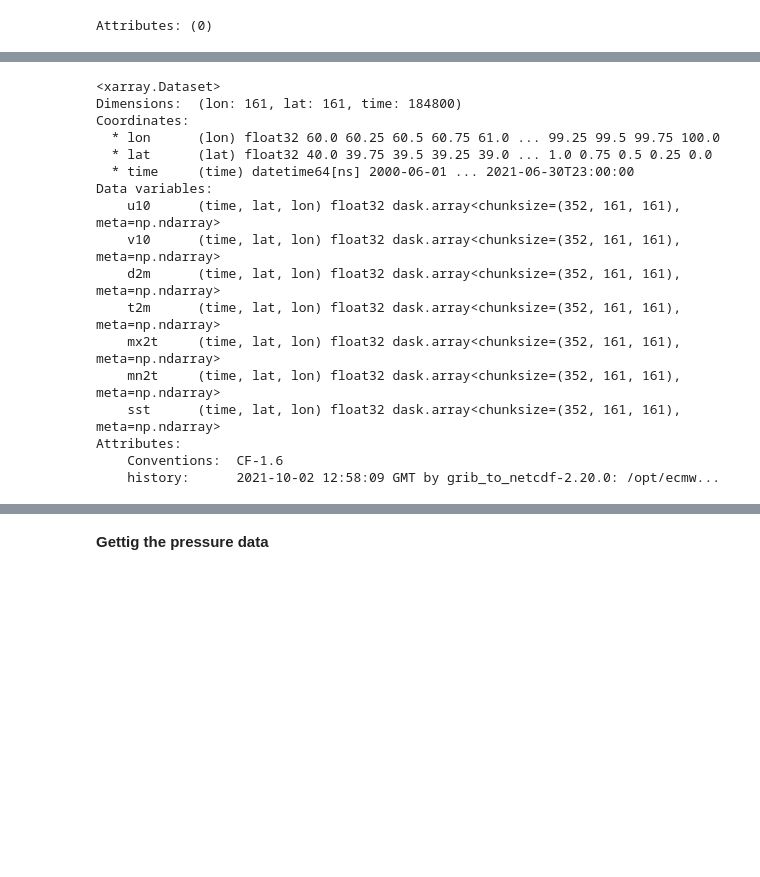
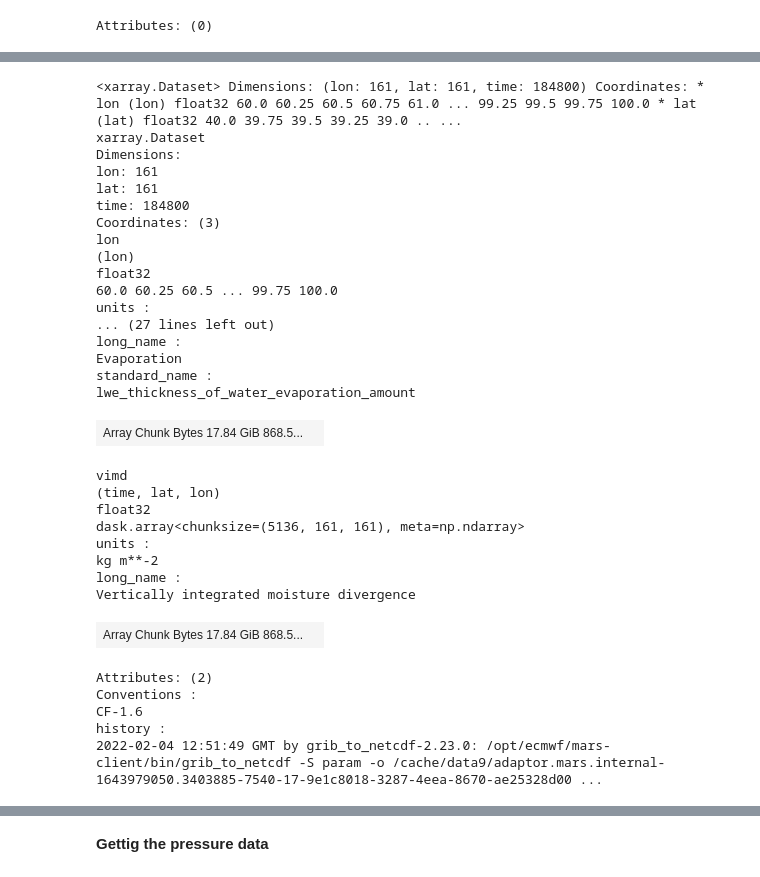
Before and after one commit to adisen99/msc_project, a Jupyter notebook: analysis02.ipynb, the cells around one changed output, grey strips where cells are left out. Saved outputs shown, nothing was run; the diff lists cells and outputs as text; code cells hidden in the pictures; blank space fills up the shorter version.

```diff
--- a/analysis02.ipynb
+++ b/analysis02.ipynb
@@ -175,4 +202,47 @@ era = xr.open_mfdataset(mfdata_DIR2, chunks=dict(time=1000, lat=40, lon=40))
 # %%
-era = era.sel(expver=1, drop=True)
+mfdata_DIR3 = './data/era_data2/*.nc'
+
+# era = xr.open_mfdataset(mfdata_DIR2, chunks=dict(time=8000, lat=40, lon=40), engine='netcdf4', combine='nested', concat_dim='time', parallel=True)
+# era = xr.open_mfdataset(mfdata_DIR2, chunks=dict(time=1000, lat=40, lon=40), engine='netcdf4', parallel=True)
+# era = xr.open_mfdataset(mfdata_DIR2, engine='netcdf4', combine='nested', concat_dim='time', parallel=True)
+era2 = xr.open_mfdataset(mfdata_DIR3, chunks=dict(time=-1, lat=40, lon=40))
 # %%
-era = era.transpose('time', 'latitude', 'longitude')
+# era2 = era2.sel(expver=1, drop=True)
+era2 = era2.transpose('time', 'latitude', 'longitude')
+era2 = era2.rename_dims({'longitude':'lon', 'latitude':'lat'})
+era2 = era2.rename({'longitude':'lon', 'latitude':'lat'})
+era2 = era2.sel(time = slice("2000-06-01 00:00:00","2021-06-30 23:00:00"))
+era2
+# %% [output]
+<xarray.Dataset> Dimensions: (lon: 161, lat: 161, time: 184800) Coordinates: * lon (lon) float32 60.0 60.25 60.5 60.75 61.0 ... 99.25 99.5 99.75 100.0 * lat (lat) float32 40.0 39.75 39.5 39.25 39.0 .. ...
+xarray.Dataset
+Dimensions:
+lon: 161
+lat: 161
+time: 184800
+Coordinates: (3)
+lon
+(lon)
+float32
+60.0 60.25 60.5 ... 99.75 100.0
+units :
+... (27 lines left out)
+long_name :
+Evaporation
+standard_name :
+lwe_thickness_of_water_evaporation_amount
+| Array Chunk Bytes 17.84 GiB 868.5... |  |
+vimd
+(time, lat, lon)
+float32
+dask.array<chunksize=(5136, 161, 161), meta=np.ndarray>
+units :
+kg m**-2
+long_name :
+Vertically integrated moisture divergence
+| Array Chunk Bytes 17.84 GiB 868.5... |  |
+Attributes: (2)
+Conventions :
+CF-1.6
+history :
+2022-02-04 12:51:49 GMT by grib_to_netcdf-2.23.0: /opt/ecmwf/mars-client/bin/grib_to_netcdf -S param -o /cache/data9/adaptor.mars.internal-1643979050.3403885-7540-17-9e1c8018-3287-4eea-8670-ae25328d00 ...
@@ -185,21 +249 @@ era = era.sel(time = slice("2000-06-01 00:00:00","2021-06-30 23:00:00"))
-# %%
-era
-# %% [output]
-<xarray.Dataset>
-Dimensions:  (lon: 161, lat: 161, time: 184800)
-Coordinates:
-  * lon      (lon) float32 60.0 60.25 60.5 60.75 61.0 ... 99.25 99.5 99.75 100.0
-  * lat      (lat) float32 40.0 39.75 39.5 39.25 39.0 ... 1.0 0.75 0.5 0.25 0.0
-  * time     (time) datetime64[ns] 2000-06-01 ... 2021-06-30T23:00:00
-Data variables:
-    u10      (time, lat, lon) float32 dask.array<chunksize=(352, 161, 161), meta=np.ndarray>
-    v10      (time, lat, lon) float32 dask.array<chunksize=(352, 161, 161), meta=np.ndarray>
-    d2m      (time, lat, lon) float32 dask.array<chunksize=(352, 161, 161), meta=np.ndarray>
-    t2m      (time, lat, lon) float32 dask.array<chunksize=(352, 161, 161), meta=np.ndarray>
-    mx2t     (time, lat, lon) float32 dask.array<chunksize=(352, 161, 161), meta=np.ndarray>
-    mn2t     (time, lat, lon) float32 dask.array<chunksize=(352, 161, 161), meta=np.ndarray>
-    sst      (time, lat, lon) float32 dask.array<chunksize=(352, 161, 161), meta=np.ndarray>
-Attributes:
-    Conventions:  CF-1.6
-    history:      2021-10-02 12:58:09 GMT by grib_to_netcdf-2.20.0: /opt/ecmw...
 # %%
```
Also changed, not shown: parts of 24 cells of this notebook, 4 other files.
